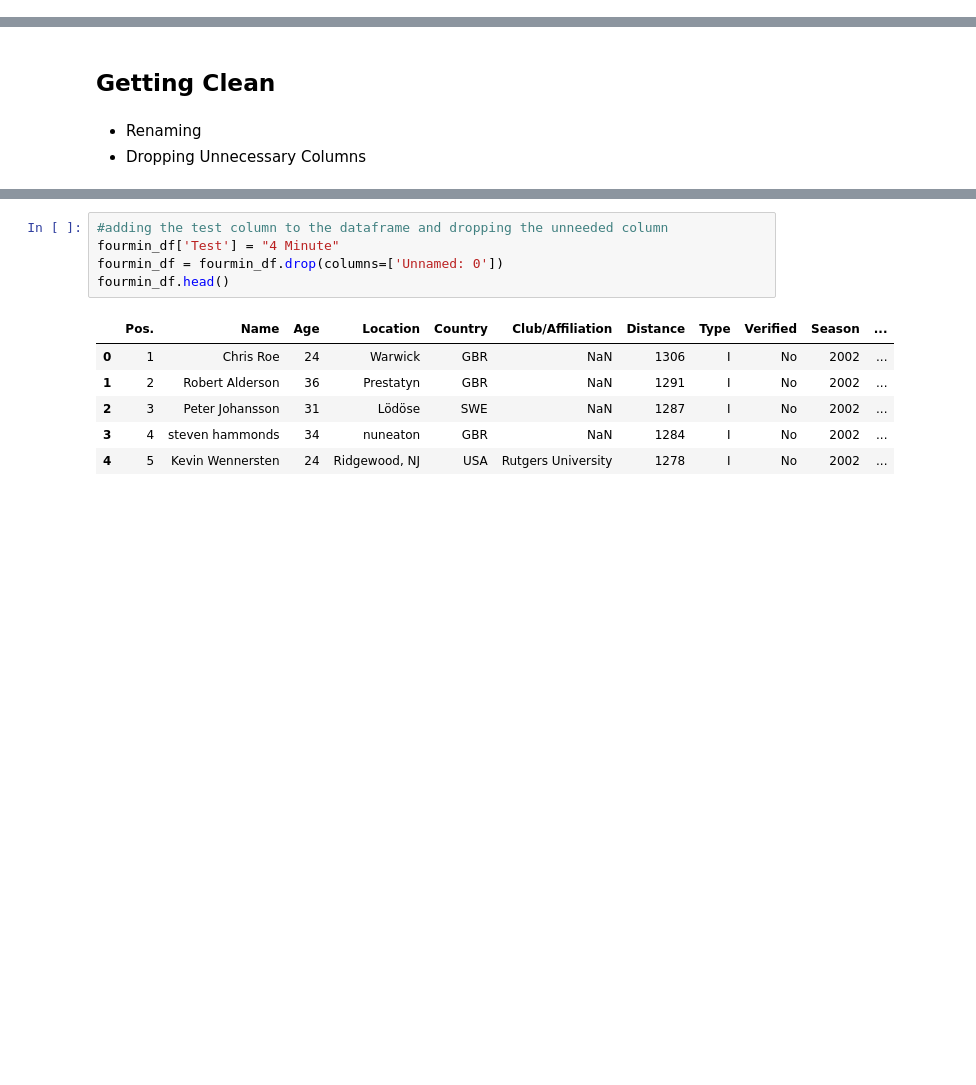
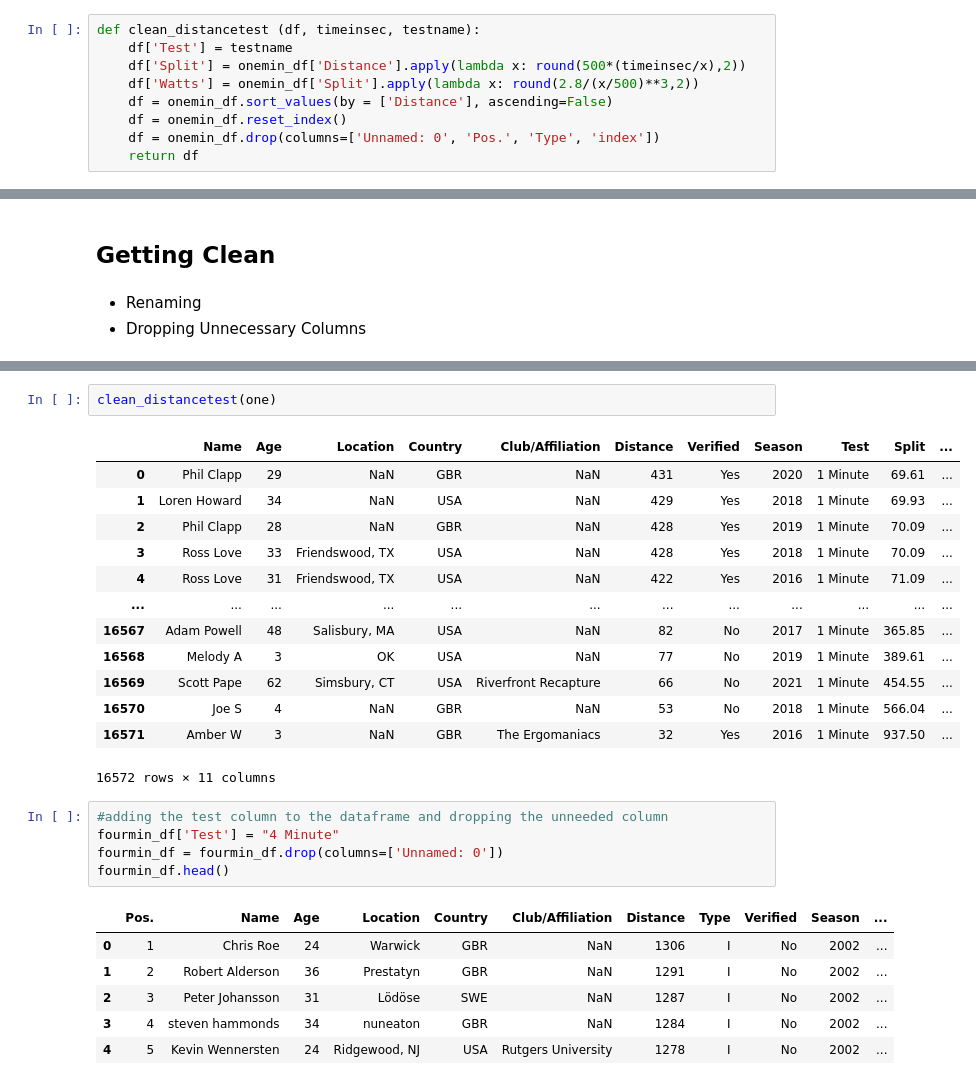
Before and after one commit to JohnShuford/FITDAT, a Jupyter notebook: Notebooks/Performance_Analysis.ipynb, the cells around one changed output, grey strips where cells are left out. Drawn from its saved outputs; the diff is of its cells as text; blank space fills up the shorter version.

Commit message:
writing a function that will clean the for distance tests

```diff
--- a/Notebooks/Performance_Analysis.ipynb
+++ b/Notebooks/Performance_Analysis.ipynb
@@ -34,4 +34,13 @@ def mintosec (time):
         return ((int(split[0])*60)+(float(split[1])))
     else:
         return ((int(split[0])*60)+(int(split[1])*60)+(float(split[1])))
+# %%
+def clean_distancetest (df, timeinsec, testname):
+    df['Test'] = testname
+    df['Split'] = onemin_df['Distance'].apply(lambda x: round(500*(timeinsec/x),2))
+    df['Watts'] = onemin_df['Split'].apply(lambda x: round(2.8/(x/500)**3,2))
+    df = onemin_df.sort_values(by = ['Distance'], ascending=False)
+    df = onemin_df.reset_index()
+    df = onemin_df.drop(columns=['Unnamed: 0', 'Pos.', 'Type', 'index'])
+    return df
 # %%
@@ -84,3 +88,19 @@ onemin_df.head()
+# %%
+clean_distancetest(one)
+# %% [output]
+|  | Name | Age | Location | Country | Club/Affiliation | Distance | Verified | Season | Test | Split | ... |
+| 0 | Phil Clapp | 29 | NaN | GBR | NaN | 431 | Yes | 2020 | 1 Minute | 69.61 | ... |
+| 1 | Loren Howard | 34 | NaN | USA | NaN | 429 | Yes | 2018 | 1 Minute | 69.93 | ... |
+| 2 | Phil Clapp | 28 | NaN | GBR | NaN | 428 | Yes | 2019 | 1 Minute | 70.09 | ... |
+| 3 | Ross Love | 33 | Friendswood, TX | USA | NaN | 428 | Yes | 2018 | 1 Minute | 70.09 | ... |
+| 4 | Ross Love | 31 | Friendswood, TX | USA | NaN | 422 | Yes | 2016 | 1 Minute | 71.09 | ... |
+| ... | ... | ... | ... | ... | ... | ... | ... | ... | ... | ... | ... |
+| 16567 | Adam Powell | 48 | Salisbury, MA | USA | NaN | 82 | No | 2017 | 1 Minute | 365.85 | ... |
+| 16568 | Melody A | 3 | OK | USA | NaN | 77 | No | 2019 | 1 Minute | 389.61 | ... |
+| 16569 | Scott Pape | 62 | Simsbury, CT | USA | Riverfront Recapture | 66 | No | 2021 | 1 Minute | 454.55 | ... |
+| 16570 | Joe S | 4 | NaN | GBR | NaN | 53 | No | 2018 | 1 Minute | 566.04 | ... |
+| 16571 | Amber W | 3 | NaN | GBR | The Ergomaniacs | 32 | Yes | 2016 | 1 Minute | 937.50 | ... |
+16572 rows × 11 columns
 # %%
 #adding the test column to the dataframe and dropping the unneeded column
 fourmin_df['Test'] = "4 Minute"
```
Also changed, not shown: parts of 5 cells of this notebook.
